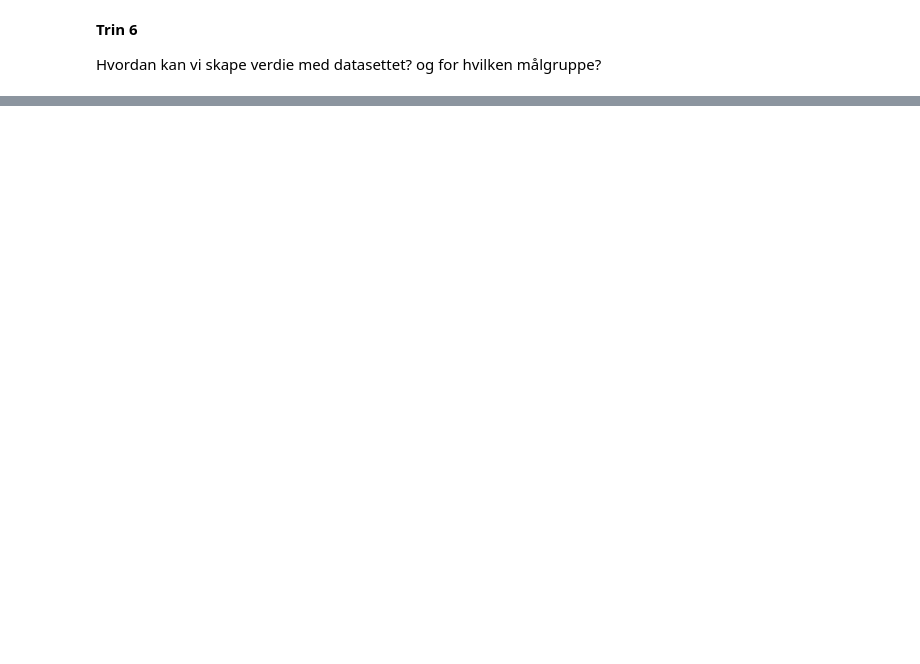
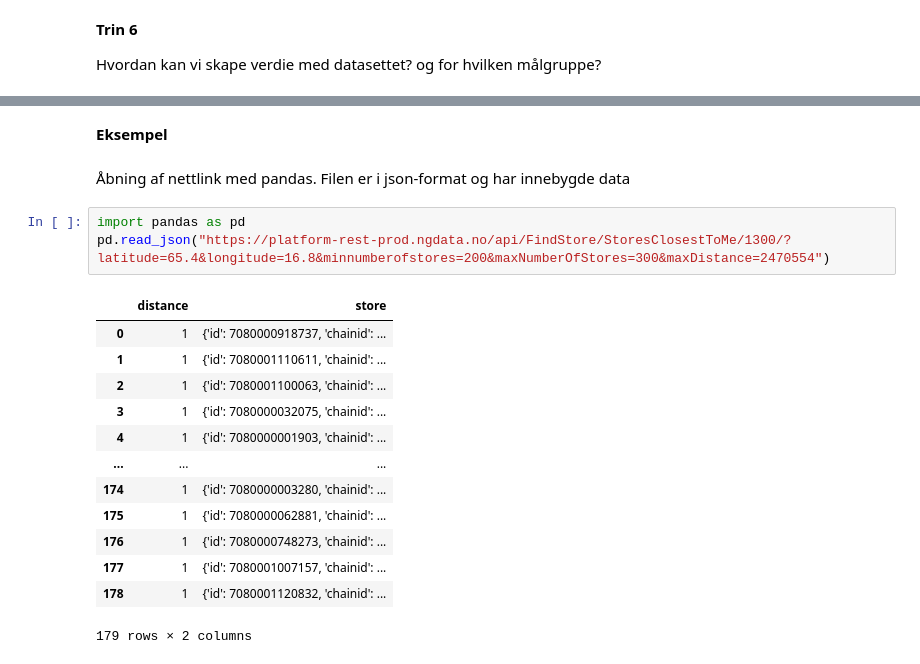
Before and after one commit to Digitaldriftsledelse/Driftsledelse, a Jupyter notebook: IND210/Data/1_Portfolio problematik_1_3_Tidsserier.ipynb, the cells around one changed output, grey strips where cells are left out. Drawn from its saved outputs; the diff is of its cells as text; blank space fills up the shorter version.

```diff
--- a/IND210/Data/1_Portfolio problematik_1_3_Tidsserier.ipynb
+++ b/IND210/Data/1_Portfolio problematik_1_3_Tidsserier.ipynb
@@ -266,0 +396,21 @@ Hvordan kan vi skape verdie med datasettet? og for hvilken målgruppe?
+# %% [markdown]
+**Eksempel**
+# %% [markdown]
+Åbning af nettlink med pandas. Filen er i json-format og har innebygde data
+# %%
+import pandas as pd
+pd.read_json("https://platform-rest-prod.ngdata.no/api/FindStore/StoresClosestToMe/1300/?latitude=65.4&longitude=16.8&minnumberofstores=200&maxNumberOfStores=300&maxDistance=2470554")
+# %% [output]
+|  | distance | store |
+| 0 | 1 | {'id': 7080000918737, 'chainid': ... |
+| 1 | 1 | {'id': 7080001110611, 'chainid': ... |
+| 2 | 1 | {'id': 7080001100063, 'chainid': ... |
+| 3 | 1 | {'id': 7080000032075, 'chainid': ... |
+| 4 | 1 | {'id': 7080000001903, 'chainid': ... |
+| ... | ... | ... |
+| 174 | 1 | {'id': 7080000003280, 'chainid': ... |
+| 175 | 1 | {'id': 7080000062881, 'chainid': ... |
+| 176 | 1 | {'id': 7080000748273, 'chainid': ... |
+| 177 | 1 | {'id': 7080001007157, 'chainid': ... |
+| 178 | 1 | {'id': 7080001120832, 'chainid': ... |
+179 rows × 2 columns
```
Also changed, not shown: parts of 63 cells of this notebook.
